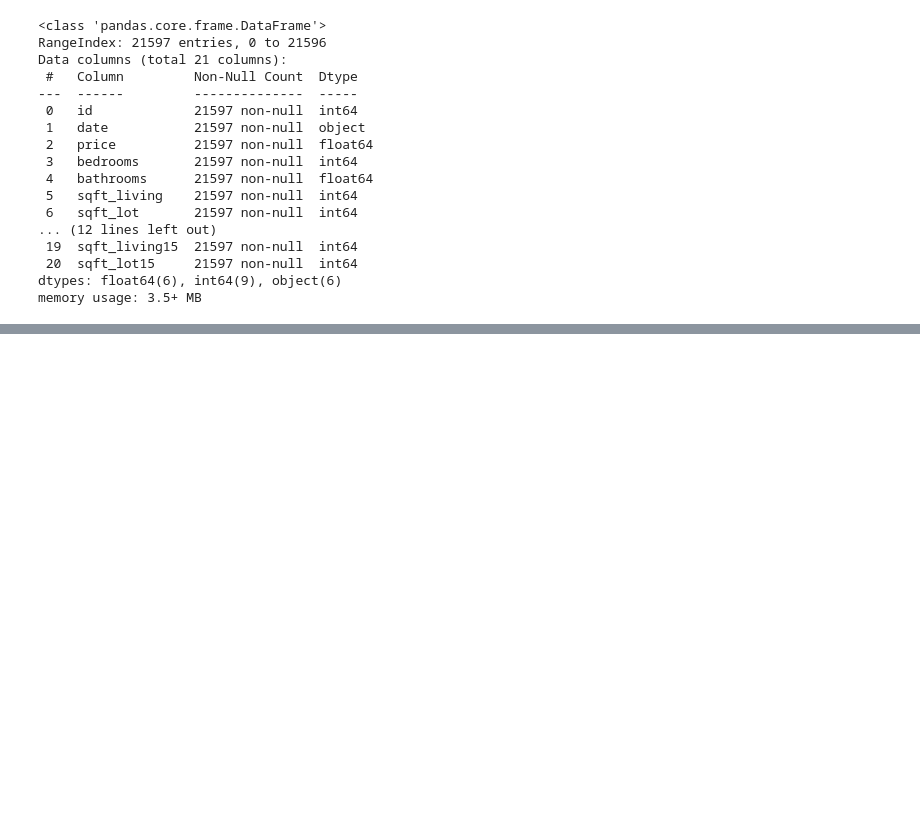
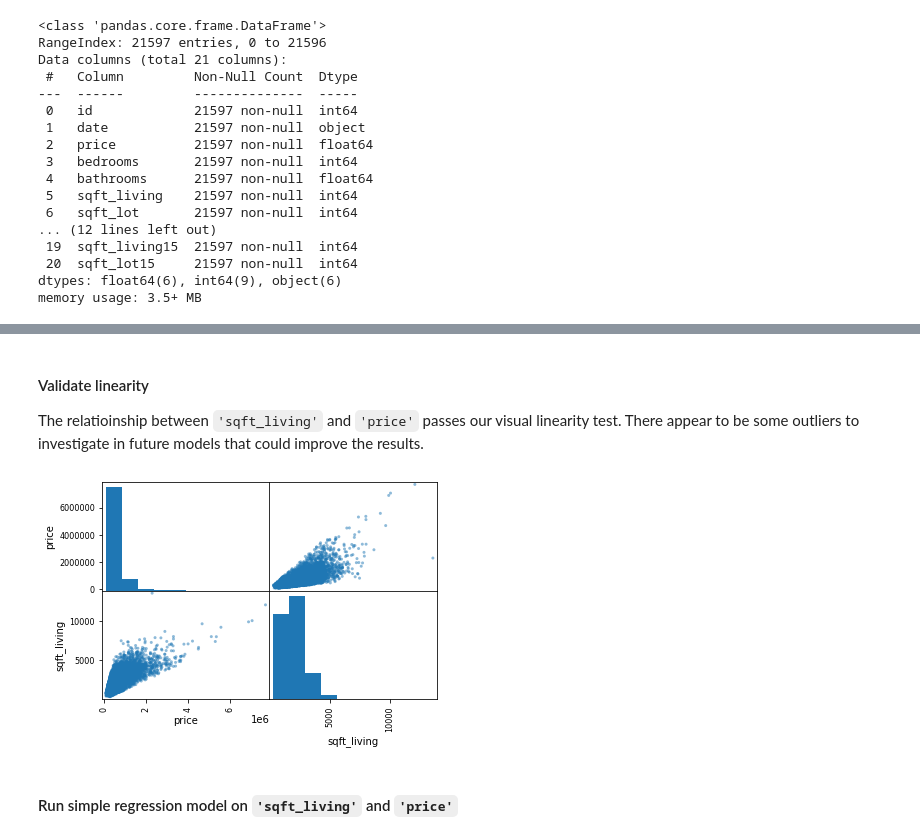
Before and after one commit to ondugba/Housing_Price_Predictor, a Jupyter notebook: Alex.ipynb, the cells around one changed output, grey strips where cells are left out. Cells and saved outputs as stored; diff of their text form; code cells hidden in the pictures; blank space fills up the shorter version.

```diff
--- a/Alex.ipynb
+++ b/Alex.ipynb
@@ -88,0 +181,10 @@ Name: id, Length: 21597, dtype: int64
+# %% [markdown]
+#### Validate linearity
+The relatioinship between `'sqft_living'` and  `'price'` passes our visual linearity test. There appear to be some outliers to investigate in future models that could improve the results.
+# %%
+pd.plotting.scatter_matrix(df[['price','sqft_living']]);
+plt.show()
+# %% [output]
+[figure, added]
+# %% [markdown]
+#### Run simple regression model on `'sqft_living'` and  `'price'`
```
Also changed, not shown: parts of 32 cells of this notebook.
